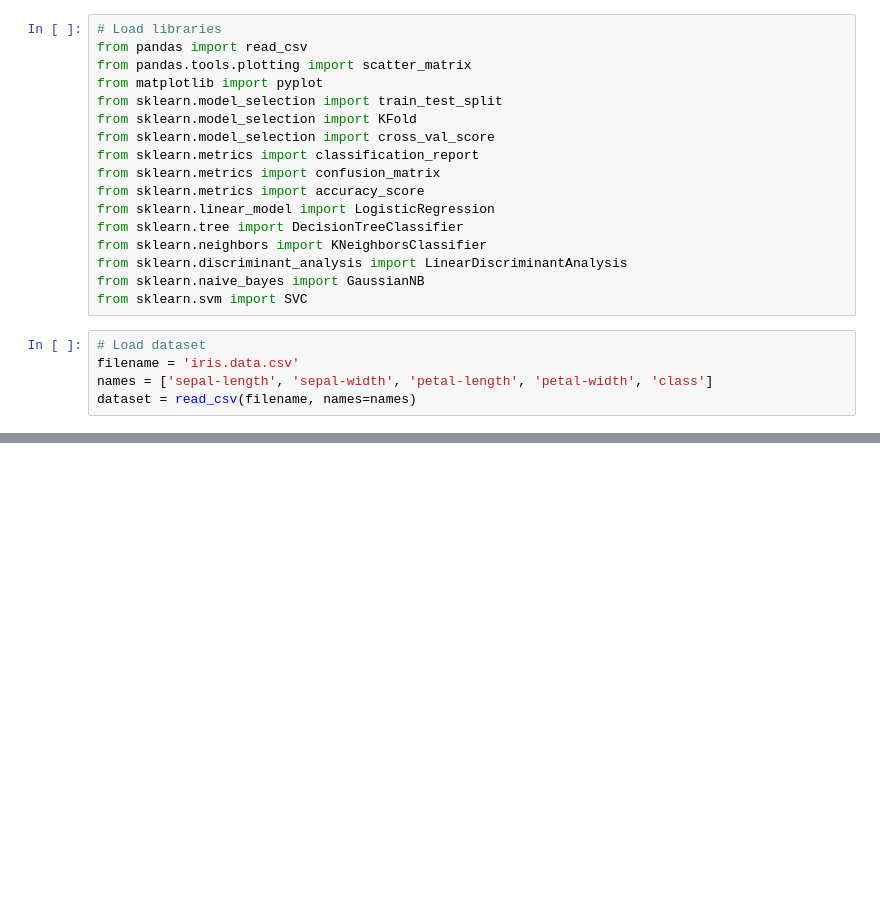
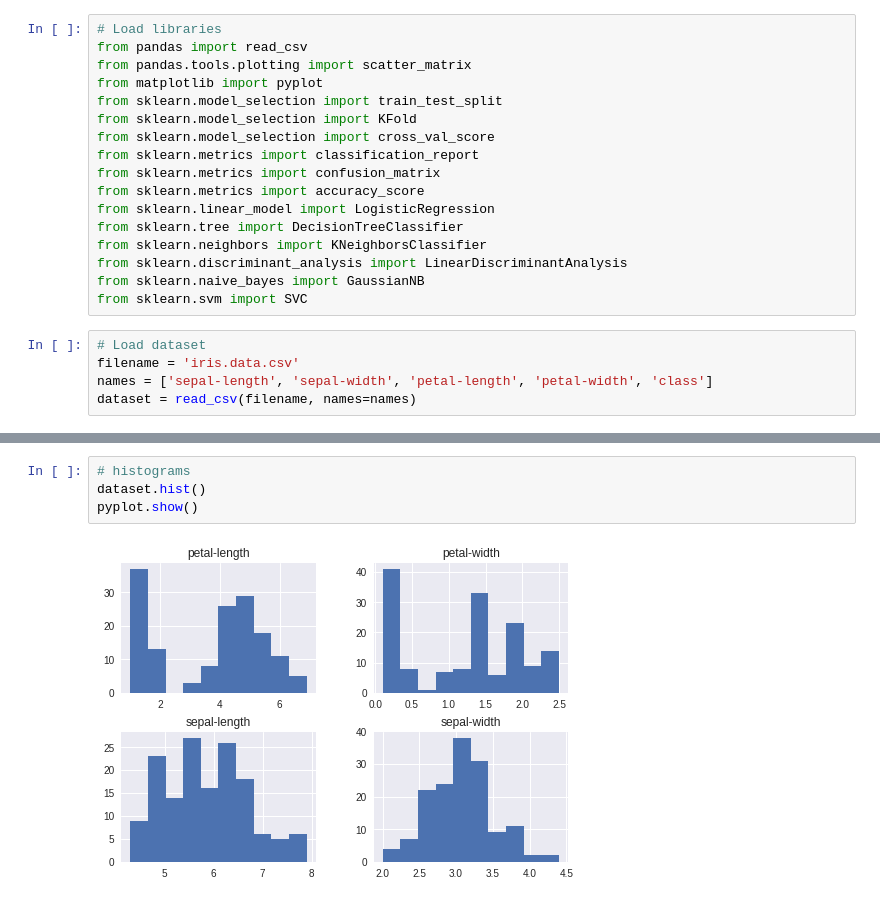
Before and after one commit to athiagarajan/irispetals, a Jupyter notebook: IrisPetals.ipynb, the cells around one changed output, grey strips where cells are left out. Cells and saved outputs as stored; diff of their text form; blank space fills up the shorter version.

```diff
--- a/IrisPetals.ipynb
+++ b/IrisPetals.ipynb
@@ -24,0 +79,6 @@ dataset = read_csv(filename, names=names)
+# %%
+# histograms
+dataset.hist()
+pyplot.show()
+# %% [output]
+[figure, added]
```
Also changed, not shown: parts of 10 cells of this notebook.
